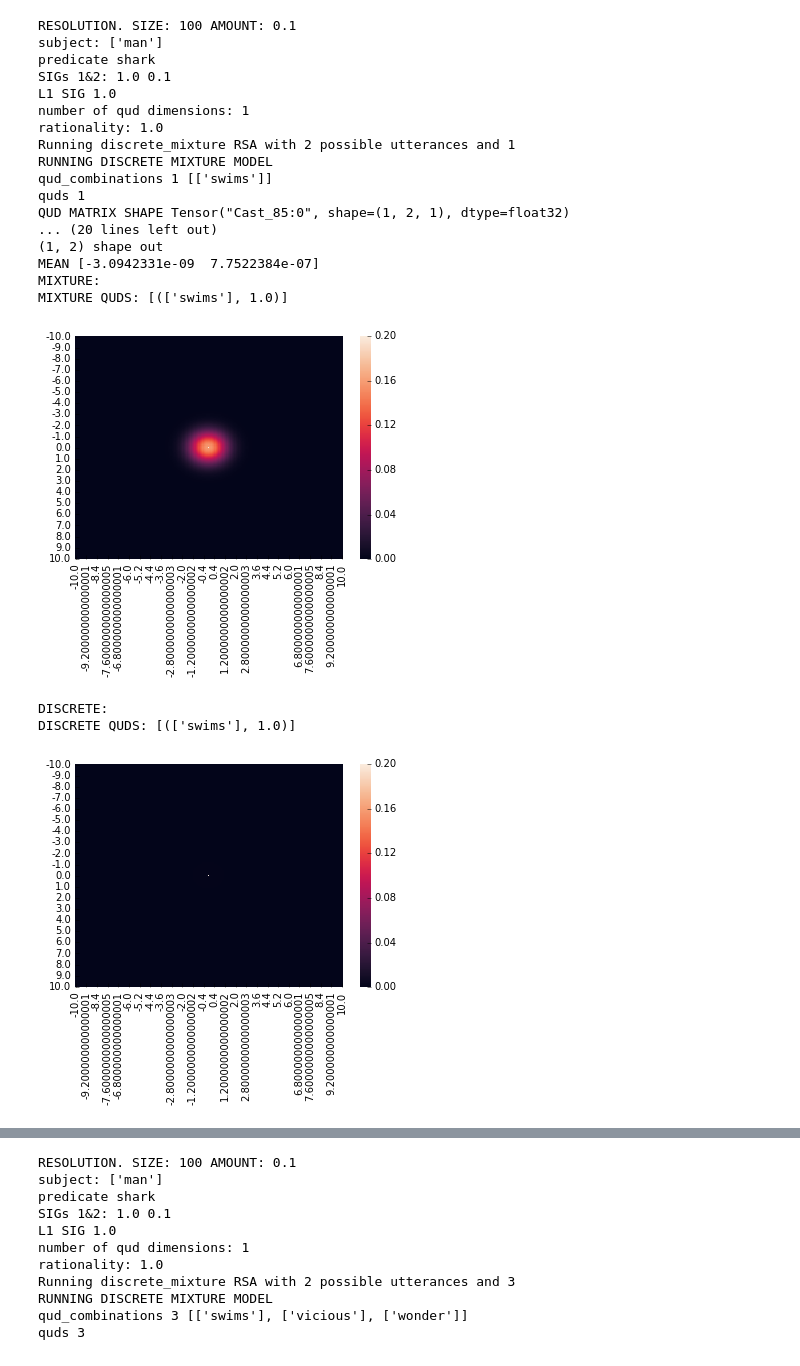
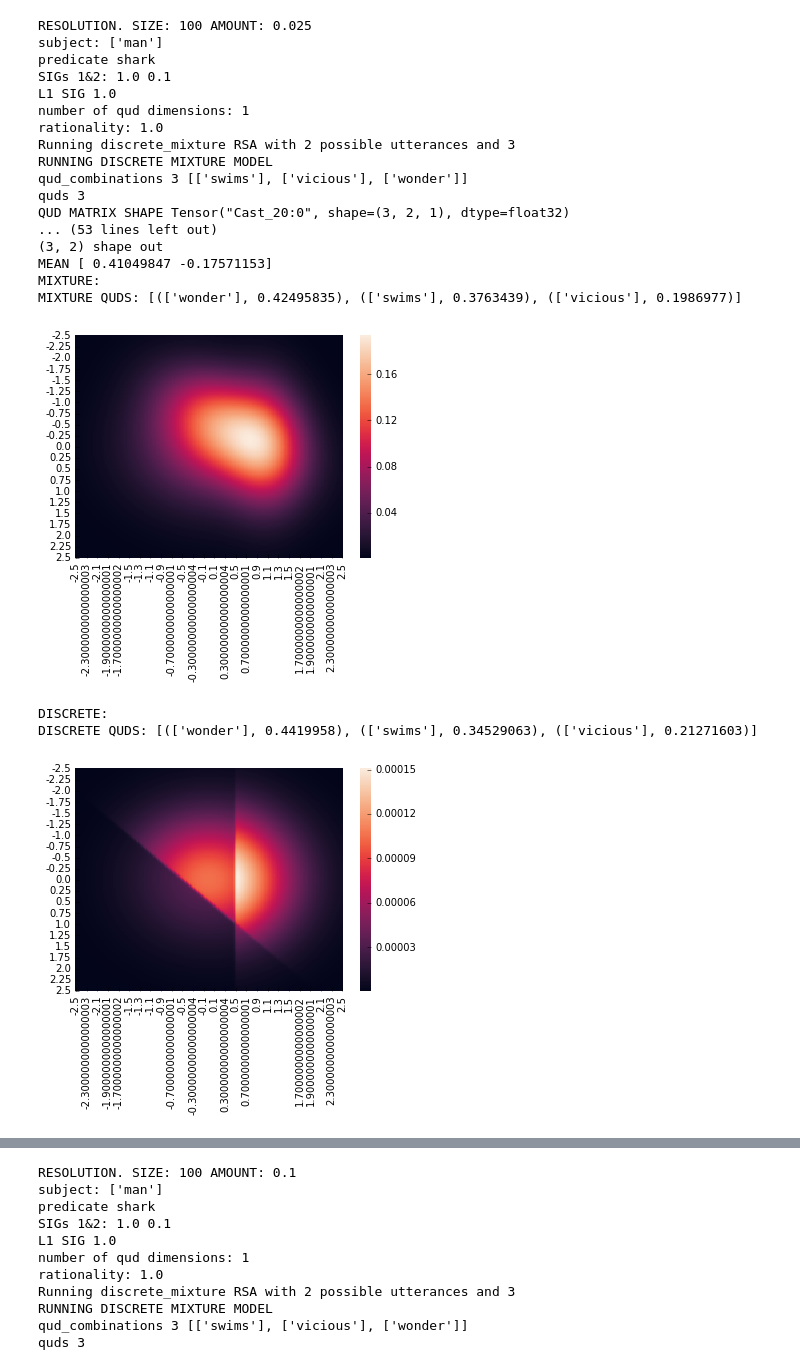
Before and after one commit to reubenharry/Distributional-RSA, a Jupyter notebook: minimal_case.ipynb, the cells around one changed output, grey strips where cells are left out. Cells and saved outputs as stored; diff of their text form; code cells hidden in the pictures.

```diff
--- a/minimal_case.ipynb
+++ b/minimal_case.ipynb
@@ -52,7 +52,7 @@ def titrate(l1_sig1,subj, model_type, quds,pred,possible_utterances,sig1=0.1,sig
         qud_frequencies=defaultdict(lambda:1),
         rationality=1.0,
         norm_vectors=False,
-        resolution=Resolution(span=10,number=100),
+        resolution=Resolution(span=2.5,number=100),
         model_type=model_type,
         heatmap=True
         )
@@ -91,38 +91,36 @@ def titrate(l1_sig1,subj, model_type, quds,pred,possible_utterances,sig1=0.1,sig
 #         hm_mix[x]=1
     return hm,qud_distribution
 # %%
-hm_mix,quds_mix = titrate(model_type="discrete_mixture",l1_sig1=1.0,subj="man",quds=['swims'],possible_utterances=["shark","swimmer"],pred='shark',sig1=1.0,sig2=0.1)
-hm_disc,quds_disc = titrate(model_type="discrete_exact", l1_sig1=1.0,subj="man",quds=['swims'],possible_utterances=["shark","swimmer"],pred='shark',sig1=1.0,sig2=0.1)
+hm_mix,quds_mix = titrate(model_type="discrete_mixture",l1_sig1=1.0,subj="man",quds=['vicious','swims','wonder'],possible_utterances=["shark","swimmer"],pred='shark',sig1=1.0,sig2=0.1)
+hm_disc,quds_disc = titrate(model_type="discrete_exact", l1_sig1=1.0,subj="man",quds=['vicious','swims','wonder'],possible_utterances=["shark","swimmer"],pred='shark',sig1=1.0,sig2=0.1)
 
 print("MIXTURE:")
-
 seaborn.heatmap(hm_mix)
 print("MIXTURE QUDS:",quds_mix)
 plt.show()
-plt.close()
 print("DISCRETE:")
 seaborn.heatmap(hm_disc)
 print("DISCRETE QUDS:",quds_disc)
 plt.show()
 # %% [output]
-RESOLUTION. SIZE: 100 AMOUNT: 0.1
+RESOLUTION. SIZE: 100 AMOUNT: 0.025
 subject: ['man']
 predicate shark
 SIGs 1&2: 1.0 0.1
 L1 SIG 1.0
 number of qud dimensions: 1
 rationality: 1.0
-Running discrete_mixture RSA with 2 possible utterances and 1
+Running discrete_mixture RSA with 2 possible utterances and 3
 RUNNING DISCRETE MIXTURE MODEL
-qud_combinations 1 [['swims']]
-quds 1
-QUD MATRIX SHAPE Tensor("Cast_85:0", shape=(1, 2, 1), dtype=float32)
-... (20 lines left out)
-(1, 2) shape out
-MEAN [-3.0942331e-09  7.7522384e-07]
+qud_combinations 3 [['swims'], ['vicious'], ['wonder']]
+quds 3
+QUD MATRIX SHAPE Tensor("Cast_20:0", shape=(3, 2, 1), dtype=float32)
+... (53 lines left out)
+(3, 2) shape out
+MEAN [ 0.41049847 -0.17571153]
 MIXTURE:
-MIXTURE QUDS: [(['swims'], 1.0)]
+MIXTURE QUDS: [(['wonder'], 0.42495835), (['swims'], 0.3763439), (['vicious'], 0.1986977)]
-[figure, old version]
+[figure, new version]
 DISCRETE:
-DISCRETE QUDS: [(['swims'], 1.0)]
+DISCRETE QUDS: [(['wonder'], 0.4419958), (['swims'], 0.34529063), (['vicious'], 0.21271603)]
-[figure, old version]
+[figure, new version]
```
Also changed, not shown: parts of 5 cells of this notebook, 4 other files.
